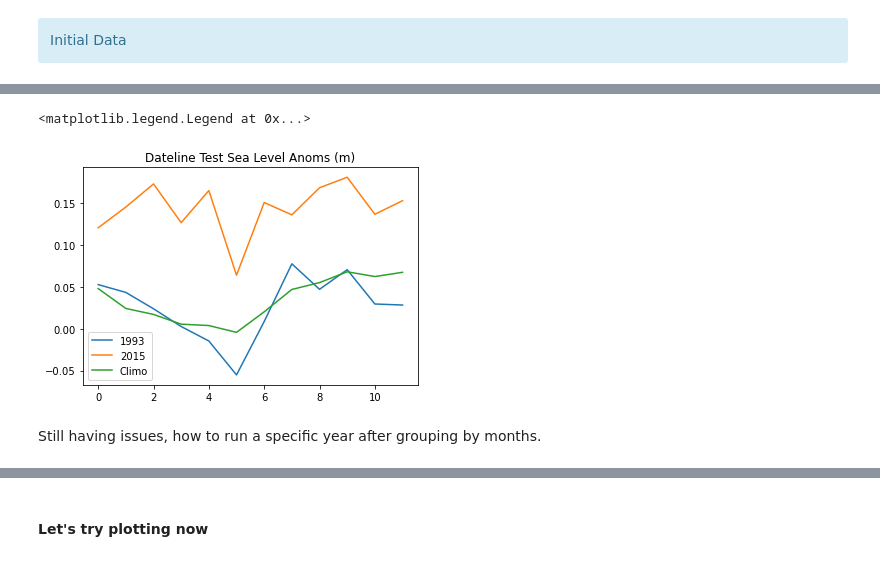
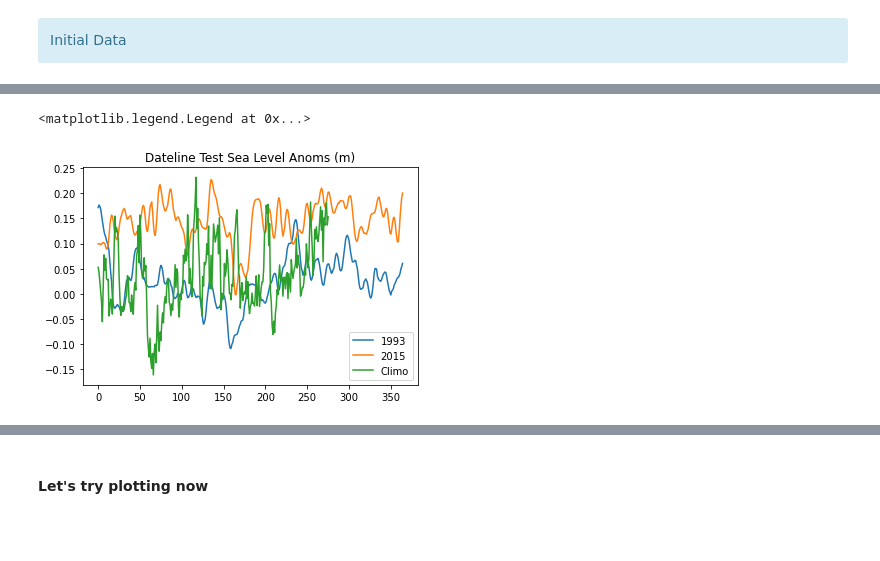
Before and after one commit to GeoRath/Climate-680, a Jupyter notebook: Assignment2.ipynb, the cells around one changed output, grey strips where cells are left out. Cells and saved outputs as stored; diff of their text form; code cells hidden in the pictures; blank space fills up the shorter version.

```diff
--- a/Assignment2.ipynb
+++ b/Assignment2.ipynb
@@ -43,6 +43,7 @@ Attributes: (12/46)
     History:                         Translated to CF-1.0 Conventions by Netc...
     CDO:                             Climate Data Operators version 1.8.2 (ht...
 # %%
-ds = ds['sla'].resample(time="1MS").mean(dim="time")
-ds
+ds_monthly_full = ds['sla'].resample(time="1MS").mean(dim="time")
+ds_monthly = ds_monthly_full.groupby('time.month').mean(dim='time')
+ds_monthly
 # %% [output]
@@ -96,23 +73,19 @@ Coordinates:
 # %%
 #Plot initial Climatology (International Date Line)
-ds_climo_pt=ds_climo.sel(latitude=0, longitude=360-180,method='nearest')
+ds_climo_pt=ds_monthly_full.sel(latitude=0, longitude=360-180,method='nearest')
 ds_pt=ds.sel(latitude=0, longitude=360-180, method='nearest')
 #ds_feb=ds_pt.sel(month=slice(2))
 #ds_sep=ds_pt.sel(month=slice(9))
 ds_pt1993=ds_pt.sel(time=slice('1993-1','1993-12'))
 ds_pt2015=ds_pt.sel(time=slice('2015-1','2015-12'))
 
-plt.plot(ds_pt1993)
-plt.plot(ds_pt2015)
+plt.plot(ds_pt1993['sla'])
+plt.plot(ds_pt2015['sla'])
 #plt.plot(ds_feb['sla'])
 #plt.plot(ds_sep['sla'])
 plt.plot(ds_climo_pt)
 plt.title('Dateline Test Sea Level Anoms (m)')
 plt.legend(['1993','2015','Climo'])
-
-#If using monthly data how can I select yearly data per month?
 # %% [output]
 <matplotlib.legend.Legend at 0x...>
-[figure, old version]
+[figure, new version]
-# %% [markdown]
-Still having issues, how to run a specific year after grouping by months.
```
Also changed, not shown: parts of 7 cells of this notebook, 6 other files.
